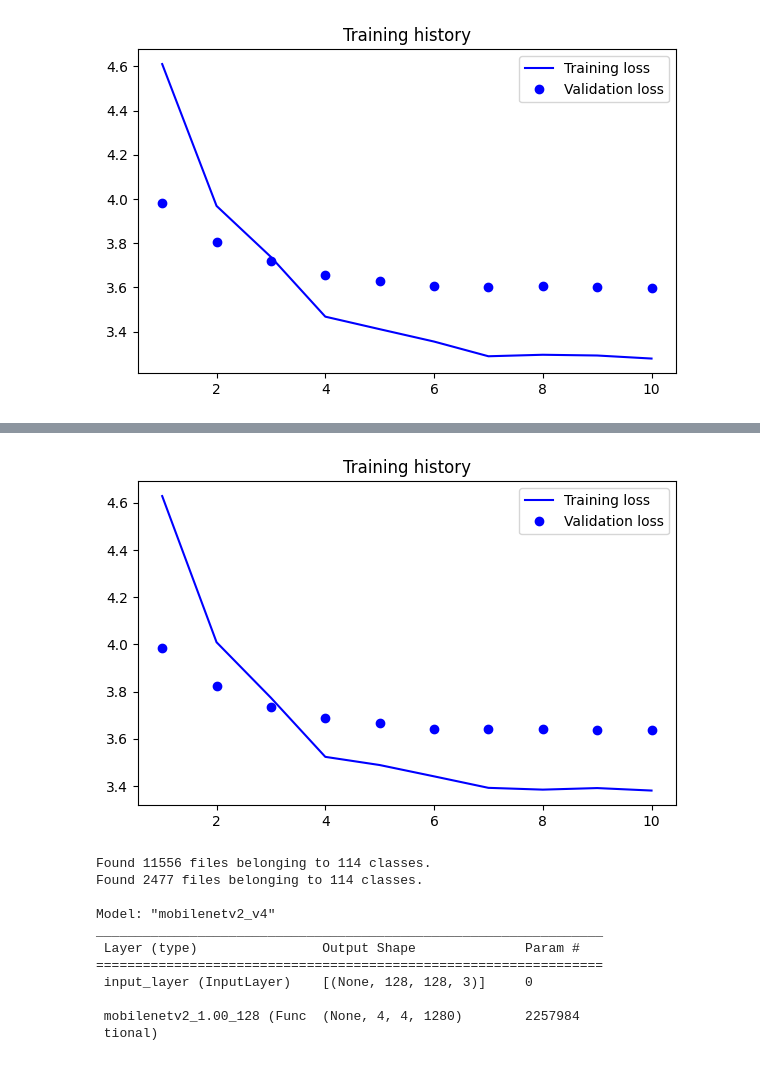
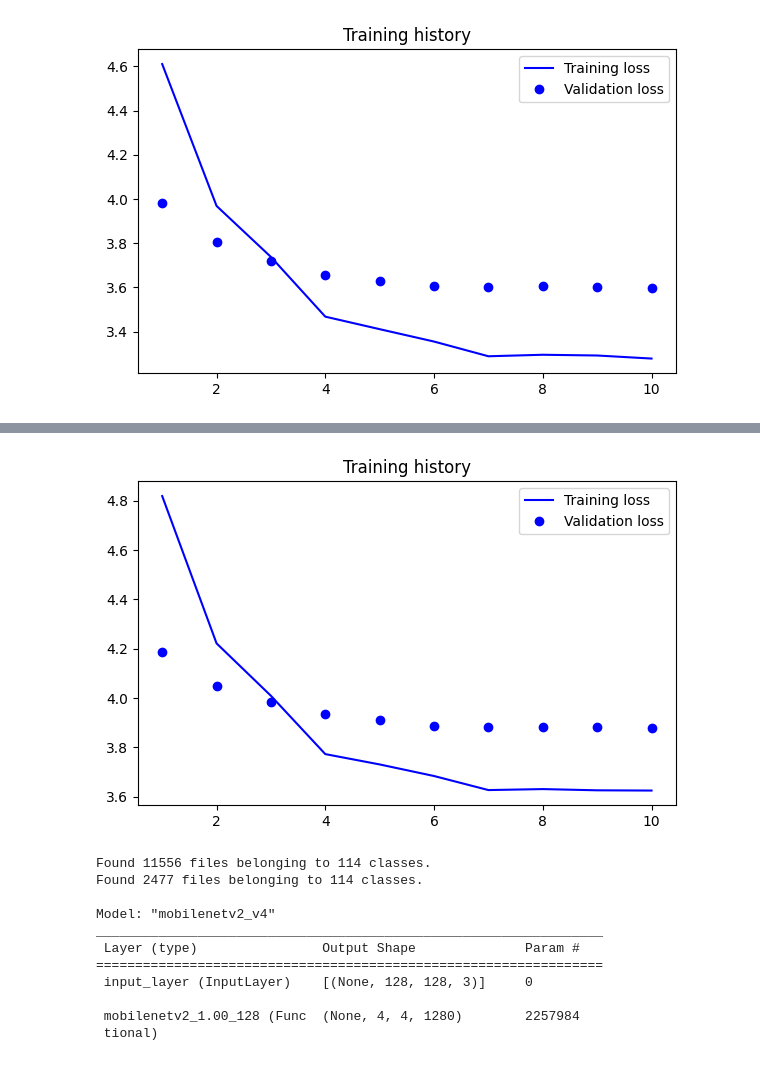
Before and after one commit to fmportela/deep-learning-23-24-nova-ims-group-project, a Jupyter notebook: 4-model-train.ipynb, the cells around one changed output, grey strips where cells are left out. Saved outputs shown, nothing was run; the diff lists cells and outputs as text; code cells hidden in the pictures.

```diff
--- a/4-model-train.ipynb
+++ b/4-model-train.ipynb
@@ -1143,6 +1143,8 @@ def mobilenetv2_v3(model_name: str):
     # ... kept LRSechduler every 3 epochs
     # ... reduce image size for faster training
     # ... use global avg pooling instead of flattening
+    # ... used l1 and l2 regularizers
+    # ...
 
     batch_size = 16
     image_size = (128, 128)
@@ -1162,11 +1164,15 @@ def mobilenetv2_v3(model_name: str):
     # head layers
     head_model = tf.keras.models.Sequential([
         tf.keras.layers.GlobalAveragePooling2D(),
-        tf.keras.layers.Dense(256, kernel_initializer=tf.keras.initializers.GlorotNormal(seed=SEED), bias_initializer='zeros'),
+        tf.keras.layers.Dense(256, kernel_initializer=tf.keras.initializers.GlorotNormal(seed=SEED),
+                              bias_initializer='zeros',
+                              kernel_regularizer=tf.keras.regularizers.L1L2(l1=1e-5, l2=1e-4)),
         tf.keras.layers.BatchNormalization(),
         tf.keras.layers.Activation('relu'),
         tf.keras.layers.Dropout(0.5, seed=SEED),
-        tf.keras.layers.Dense(114, kernel_initializer=tf.keras.initializers.GlorotNormal(seed=SEED), bias_initializer='zeros')
+        tf.keras.layers.Dense(114, kernel_initializer=tf.keras.initializers.GlorotNormal(seed=SEED),
+                              bias_initializer='zeros',
+                             kernel_regularizer=tf.keras.regularizers.L1L2(l1=1e-5, l2=1e-4))
     ], name='head_model')
 
     # building the model
@@ -1260,4 +1266,4 @@ Epoch 10: val_loss improved from 3.63928 to 3.63679, saving model to model_dir\m
-[figure, old version]
+[figure, new version]
 # %%
 # *********************************
 #  V4 MobileNet
```
Also changed, not shown: parts of 6 cells of this notebook, 1 other file.
